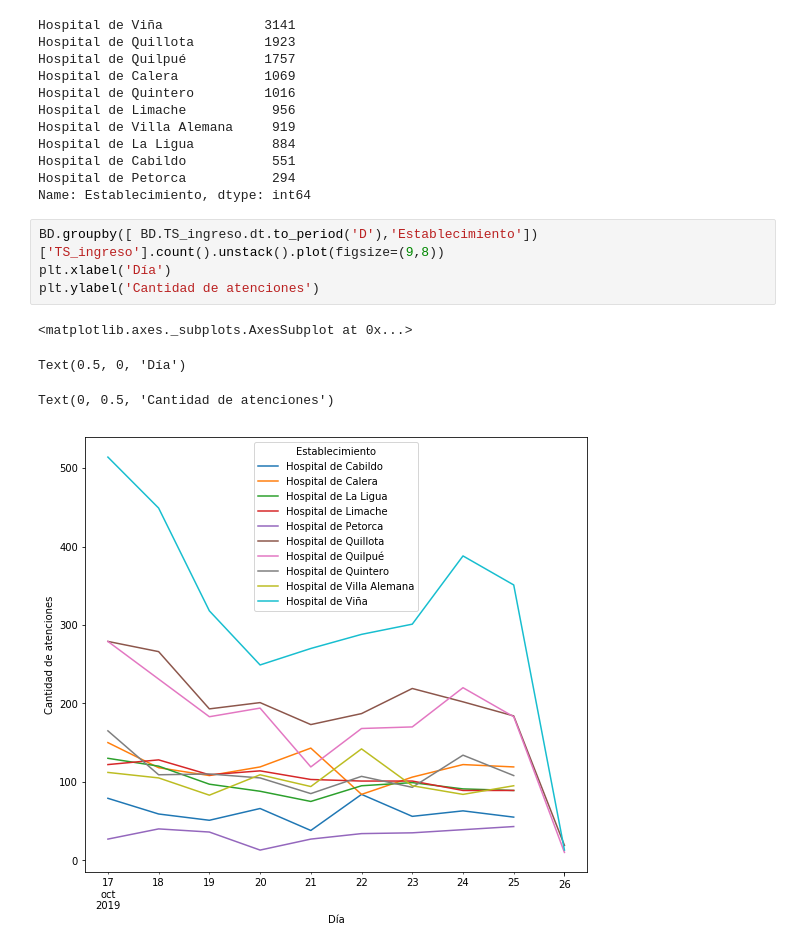
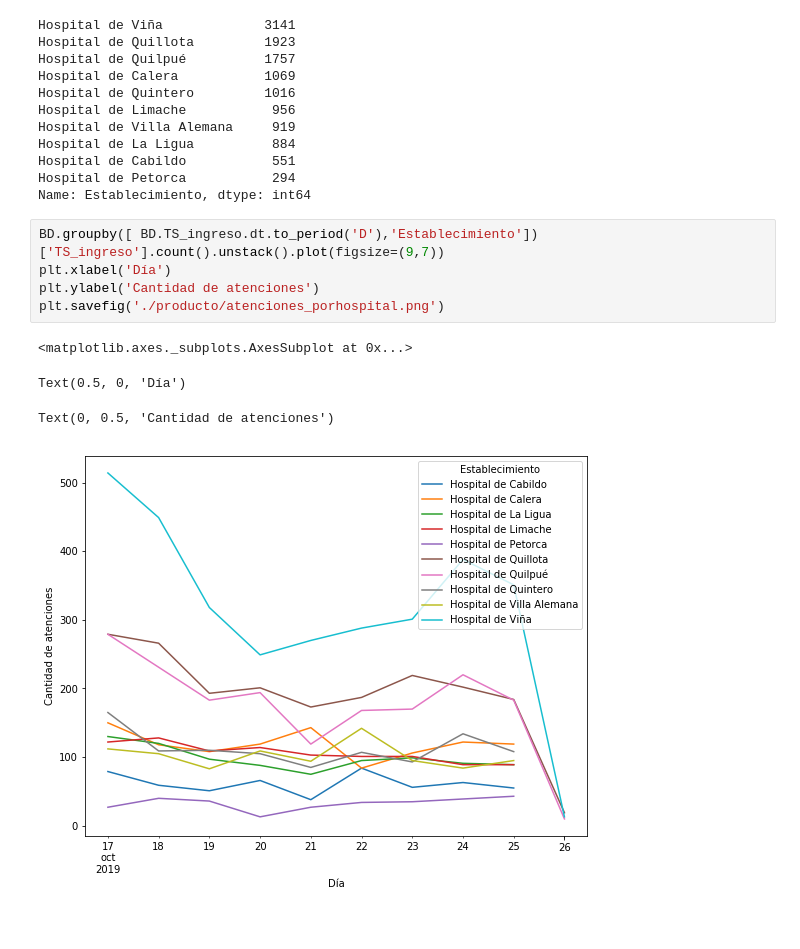
Before and after one commit to superegi/huelgas2019, a Jupyter notebook: Analisis Huelgas.ipynb, the cells around one changed output. Saved outputs shown, nothing was run; the diff lists cells and outputs as text.

```diff
--- a/Analisis Huelgas.ipynb
+++ b/Analisis Huelgas.ipynb
@@ -658,12 +630,13 @@ Hospital de Cabildo           551
 Hospital de Petorca           294
 Name: Establecimiento, dtype: int64
 # %%
-BD.groupby([ BD.TS_ingreso.dt.to_period('D'),'Establecimiento'])['TS_ingreso'].count().unstack().plot(figsize=(9,8))
+BD.groupby([ BD.TS_ingreso.dt.to_period('D'),'Establecimiento'])['TS_ingreso'].count().unstack().plot(figsize=(9,7))
 plt.xlabel('Día')
 plt.ylabel('Cantidad de atenciones')
+plt.savefig('./producto/atenciones_porhospital.png')
 # %% [output]
 <matplotlib.axes._subplots.AxesSubplot at 0x...>
 Text(0.5, 0, 'Día')
 Text(0, 0.5, 'Cantidad de atenciones')
-[figure, old version]
+[figure, new version]
 # %%
```
Also changed, not shown: parts of 6 cells of this notebook, 2 other files.
